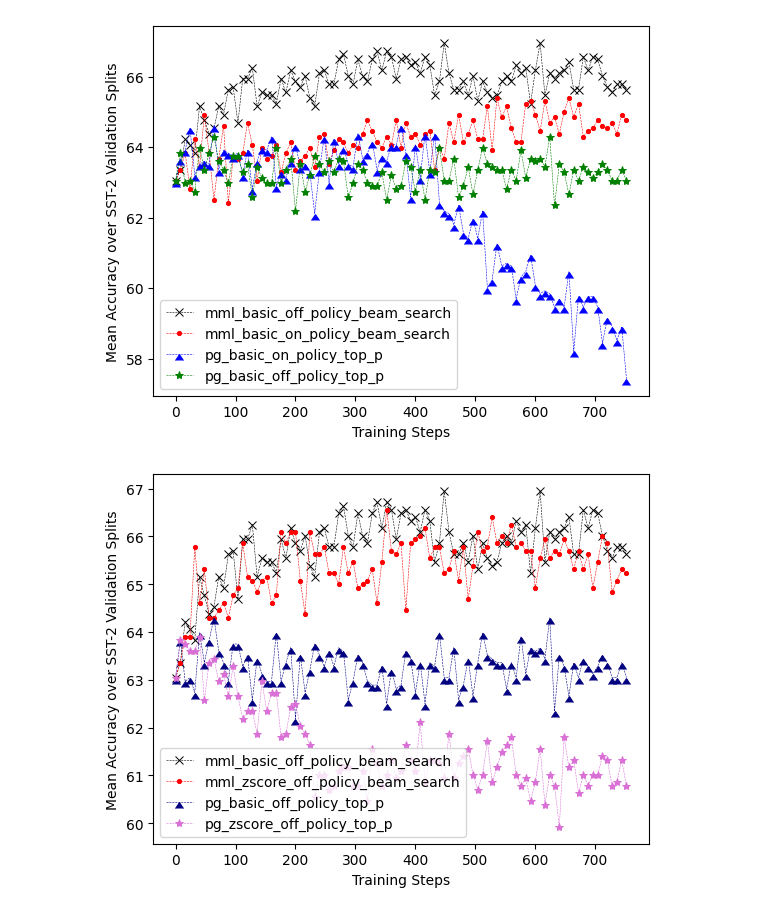
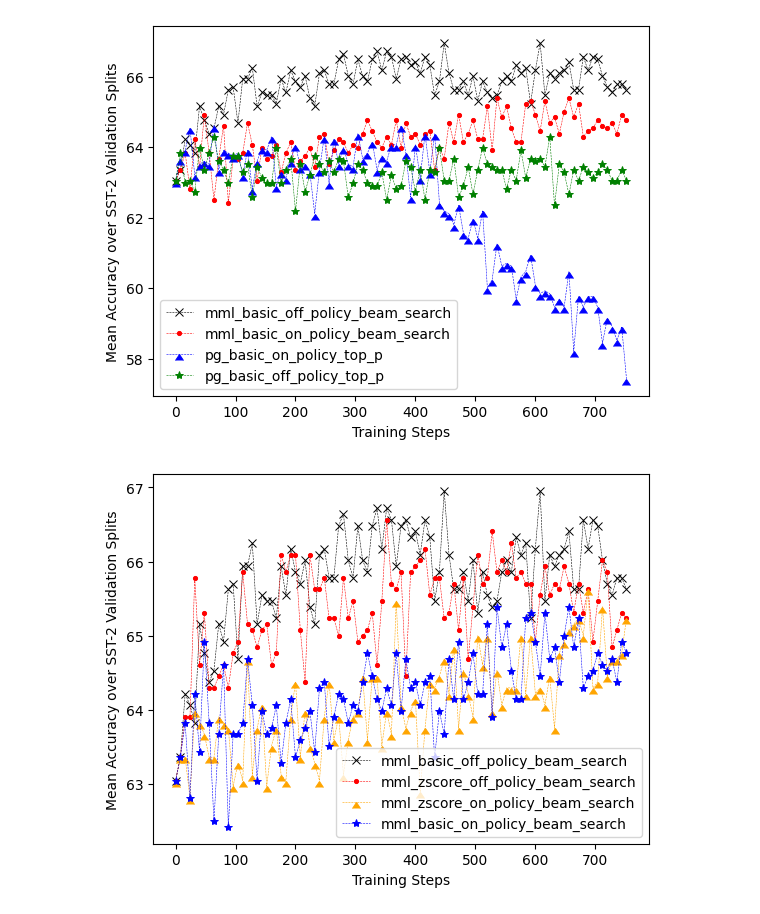
Before and after one commit to SaeedNajafi/RIFF, a Jupyter notebook: compare-search-methods.ipynb, the cells around one changed output. Drawn from its saved outputs; the diff is of its cells as text; code cells hidden in the pictures.

```diff
--- a/compare-search-methods.ipynb
+++ b/compare-search-methods.ipynb
@@ -178,43 +178,40 @@ fig.savefig("mml_vs_pg.svg", format="svg", dpi=1200)
 # %% [output]
 [figure]
 # %%
-"""
-# is pg better than mml?
+# is z-scoring helpful for mml?
 
 fig = plt.figure()
 
 experiments_to_see = [
     "mml_basic_off_policy_beam_search",
     "mml_zscore_off_policy_beam_search",
-    #"mml_zscore_on_policy_beam_search",
-    #"mml_basic_on_policy_beam_search",
-    #"pg_basic_on_policy_top_p",
-    "pg_basic_off_policy_top_p",
-    #"pg_zscore_on_policy_top_p",
-    "pg_zscore_off_policy_top_p",
+    "mml_zscore_on_policy_beam_search",
+    "mml_basic_on_policy_beam_search",
+    # "pg_basic_on_policy_top_p",
+    # "pg_basic_off_policy_top_p",
+    # "pg_zscore_on_policy_top_p",
+    # "pg_zscore_off_policy_top_p",
 ]
-# local_colors = ["tan", "lime", "teal", "violet", "black", "red", "blue", "green"]
 linestyles = ["--", "--", "--", "--", "--", "--", "--", "--"]
 
 markers = ["x", ".", 6, "*", "+", ".", "v", "1", "2", "3"]
 for idx, exp in enumerate(experiments_to_see):
     plt.plot(
         experiment_steps[exp],
         experiment_means[exp],
         color=colors[exp],
         marker=markers[idx],
         linewidth=0.4,
         label=exp,
         markeredgewidth=0.7,
         linestyle=linestyles[idx],
     )
 
 plt.legend()
 plt.xlabel("Training Steps")
 plt.ylabel("Mean Accuracy over SST-2 Validation Splits")
 
 plt.show()
-fig.savefig("mml_vs_pg.svg", format="svg", dpi=1200)
-"""
+fig.savefig("zscoring_in_mml.svg", format="svg", dpi=1200)
 # %% [output]
-[figure, old version]
+[figure, new version]
```
Also changed, not shown: parts of 1 cell of this notebook, 4 other files.
